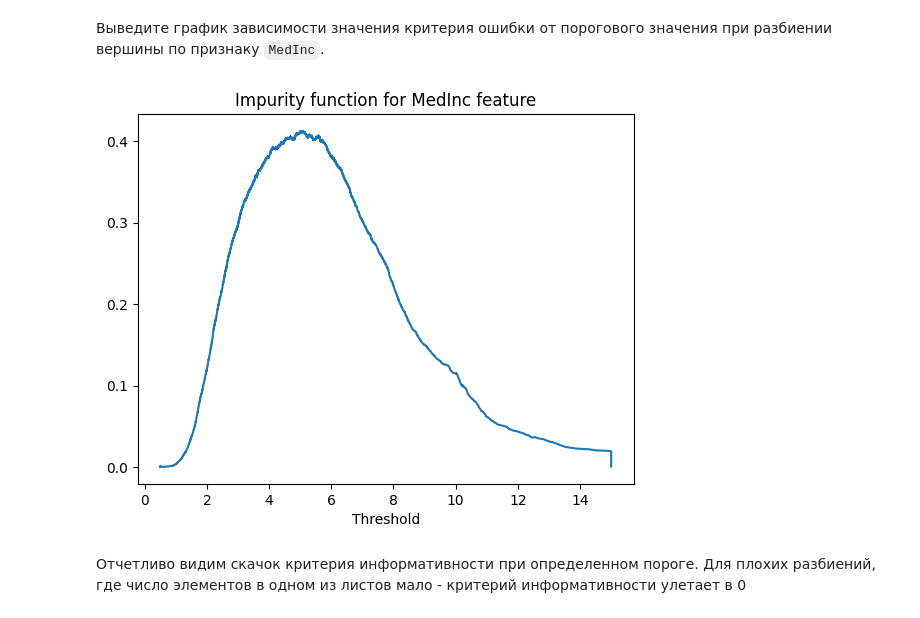
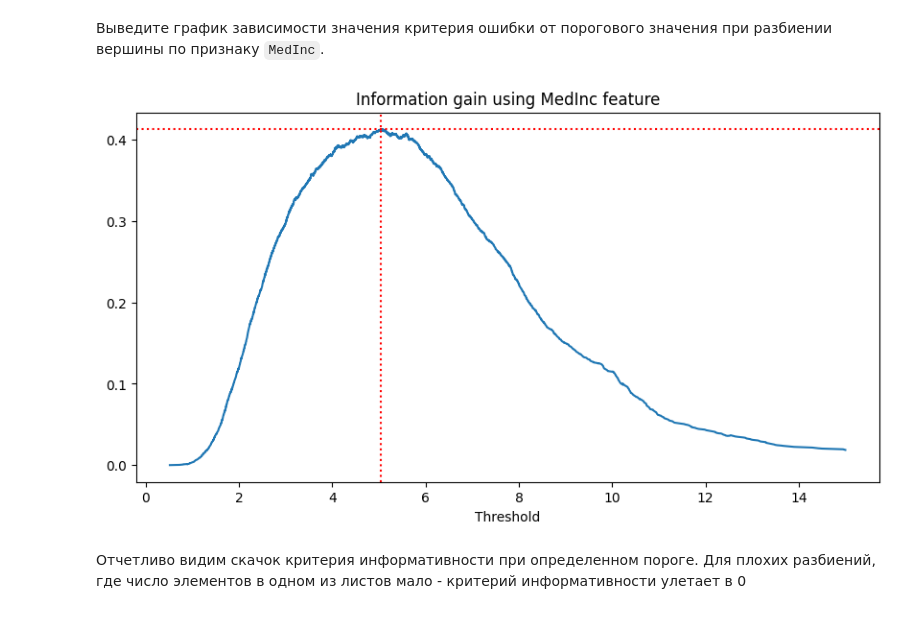
Before and after one commit to vctriusss/iad-ds-homeworks, a Jupyter notebook: hw07-trees-rf.ipynb, the cells around one changed output. Cells and saved outputs as stored; diff of their text form; code cells hidden in the pictures.

```diff
--- a/hw07-trees-rf.ipynb
+++ b/hw07-trees-rf.ipynb
@@ -195,8 +198,6 @@ def find_best_split(
 
     impurity = np.var if task == 'regression' else gini
     HR_m = impurity(target_vector)
-    feature_vector = np.array(feature_vector)
-    target_vector = np.array(target_vector)
 
     if feature_type == 'real':
 
@@ -204,10 +205,13 @@ def find_best_split(
         sorted_features = feature_vector[sorted_ind]
         sorted_target = target_vector[sorted_ind]
 
-        thresholds = (sorted_features[:-1] + sorted_features[1:]) / 2
+        sorted_features_unique = np.unique(sorted_features)
 
-        Qs = Q_real_vec(np.arange(1, feature_vector.shape[0]),
-                   Rm_sorted=sorted_target,
+        thresholds = (sorted_features_unique[:-1] + sorted_features_unique[1:]) / 2
+
+        Qs = Q_vec(thresholds,
+                   feature_vector=sorted_features,
+                   Rm=sorted_target,
                    HR_m=HR_m,
                    impurity_func=impurity)
 
@@ -215,19 +219,19 @@ def find_best_split(
 
         thresholds = np.unique(feature_vector)
 
-        Qs = Q_cat_vec(thresholds,
-                        feature_vector=feature_vector,
-                        Rm=target_vector,
-                        HR_m=HR_m,
-                        impurity_func=impurity)
+        Qs = Q_vec(thresholds,
+                    feature_vector=feature_vector,
+                    Rm=target_vector,
+                    impurity_func=impurity,
+                    HR_m=HR_m,
+                    feature_type='categorical')
 
     else:
         raise TypeError('Feature type is incorrect')
 
 
-    best_ind = np.argmax(Qs, axis=0)
-    best_Q = Qs[best_ind]
-    best_threshold = thresholds[best_ind]
+    best_Q = Qs.max()
+    best_threshold = np.min(thresholds[Qs == best_Q], axis=0)  # выбираем минимальный сплит
 
     return thresholds, Qs, best_threshold, best_Q
 # %% [markdown]
@@ -261,13 +265,18 @@ array([4.526, 3.585, 3.521, ..., 0.923, 0.847, 0.894])
 # %%
 thresholds, Qs, thr_best, Q_best = find_best_split(X['MedInc'], y, task='regression', feature_type='real')
 # %%
-plt.title('Impurity function for MedInc feature')
+plt.figure(figsize=(10, 5))
+plt.title('Information gain using MedInc feature')
 plt.xlabel('Threshold')
 
 plt.plot(thresholds, Qs)
+
+plt.axvline(thr_best, color='red', linestyle=':')
+plt.axhline(Q_best, color='red', linestyle=':')
+
 plt.show()
 # %% [output]
-[figure, old version]
+[figure, new version]
 # %% [markdown]
 Отчетливо видим скачок критерия информативности при определенном пороге. Для плохих разбиений, где число элементов в одном из листов мало - критерий информативности улетает в 0
 # %% [markdown]
```
Also changed, not shown: parts of 35 cells of this notebook.
